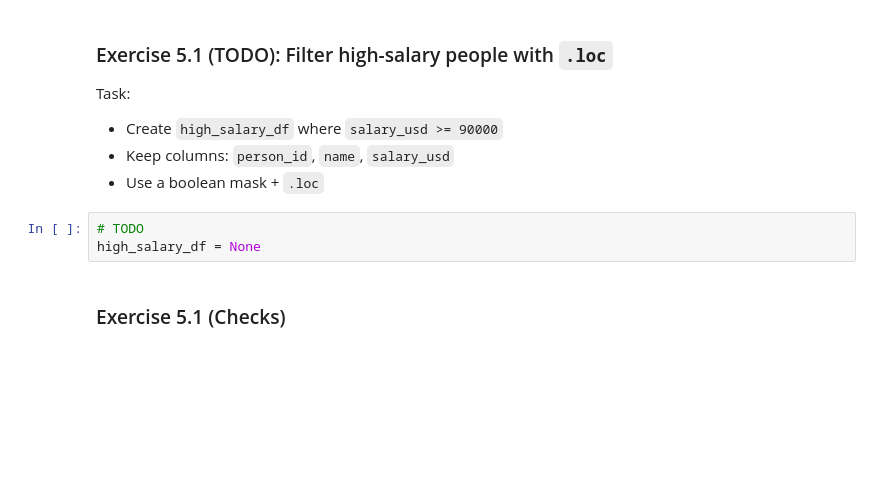
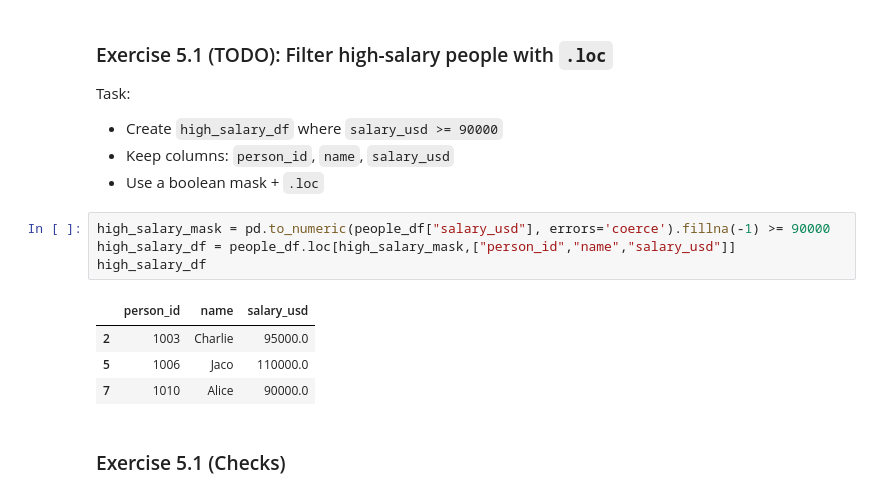
Before and after one commit to nba001/PythonAcademy, a Jupyter notebook: Numpy_Pandas/Pandas_introduction_exercises.ipynb, the cells around one changed output. Saved outputs shown, nothing was run; the diff lists cells and outputs as text; blank space fills up the shorter version.

```diff
--- a/Numpy_Pandas/Pandas_introduction_exercises.ipynb
+++ b/Numpy_Pandas/Pandas_introduction_exercises.ipynb
@@ -170,8 +304,14 @@ Task:
 - Keep columns: `person_id`, `name`, `salary_usd`
 - Use a boolean mask + `.loc`
 # %%
-# TODO
-high_salary_df = None
+high_salary_mask = pd.to_numeric(people_df["salary_usd"], errors='coerce').fillna(-1) >= 90000
+high_salary_df = people_df.loc[high_salary_mask,["person_id","name","salary_usd"]]
+high_salary_df
+# %% [output]
+|  | person_id | name | salary_usd |
+| 2 | 1003 | Charlie | 95000.0 |
+| 5 | 1006 | Jaco | 110000.0 |
+| 7 | 1010 | Alice | 90000.0 |
 # %% [markdown]
 ### Exercise 5.1 (Checks)
 # %%
```
Also changed, not shown: parts of 28 cells of this notebook, 5 other files.
